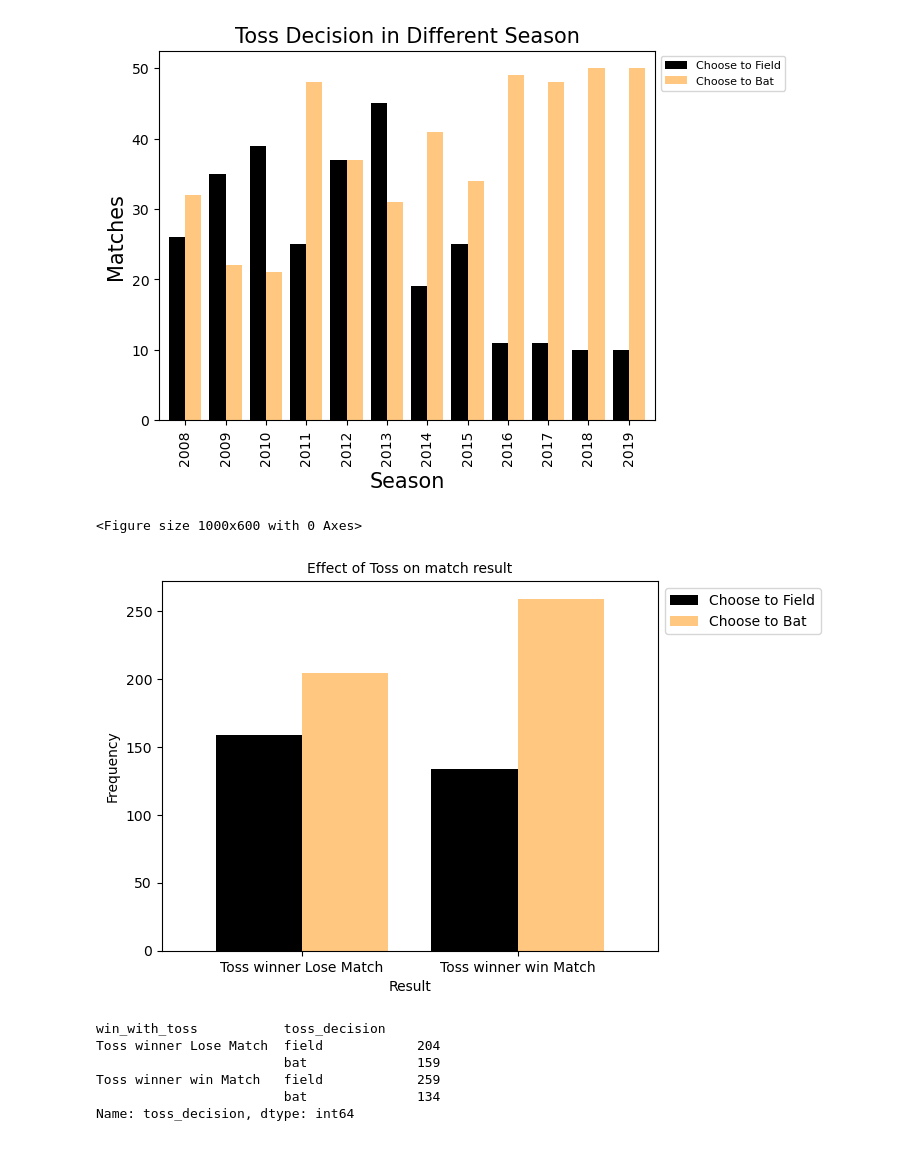
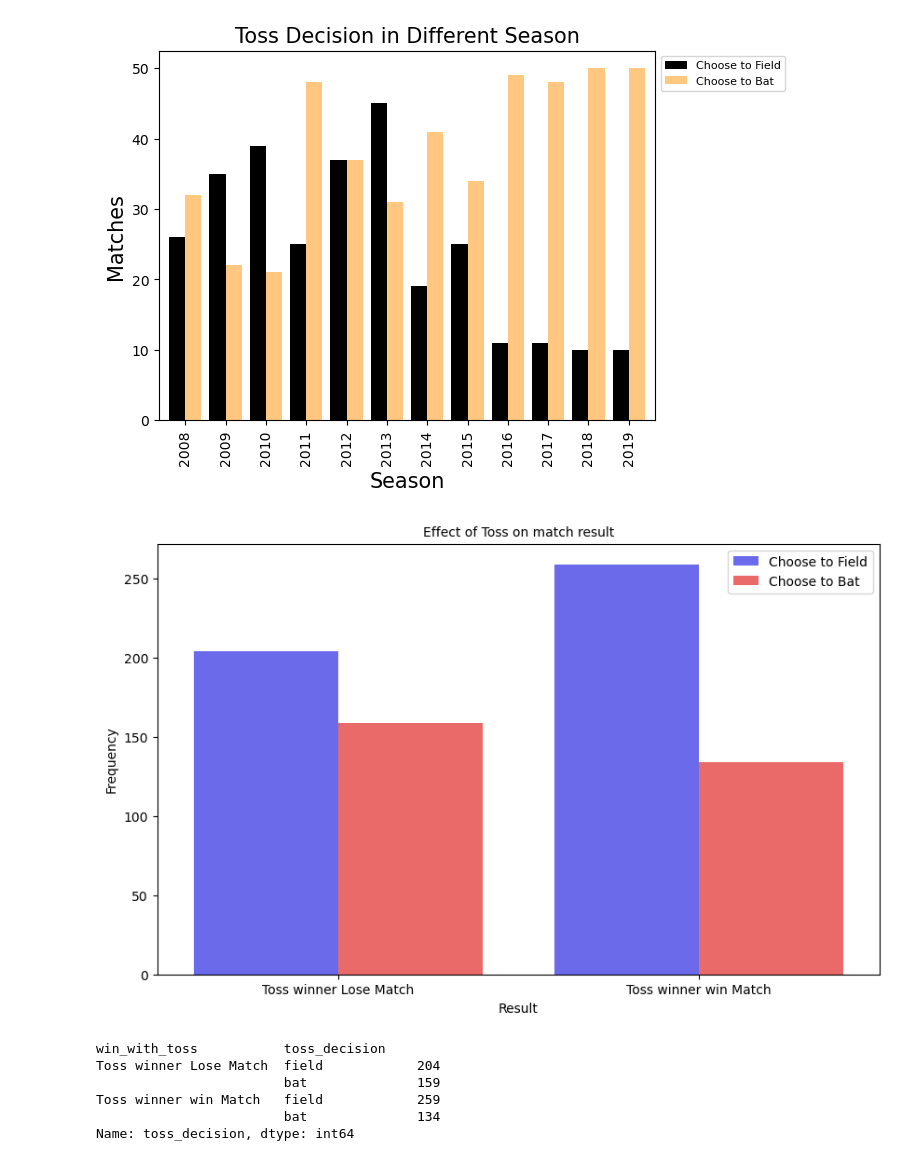
Before and after one commit to VIDIT-9/Sparks-foundation-internship, a Jupyter notebook: EDA on IPL-Dataset (Task-5).ipynb, the cells around one changed output. Cells and saved outputs as stored; diff of their text form; code cells hidden in the pictures.

```diff
--- a/EDA on IPL-Dataset (Task-5).ipynb
+++ b/EDA on IPL-Dataset (Task-5).ipynb
@@ -193,20 +193,19 @@ plt.show()
 # %%
 matches_df['win_with_toss'] = np.where((matches_df.toss_winner == matches_df.winner),'Toss winner win Match',
                                                                                      'Toss winner Lose Match')
 
 plt.figure(figsize = (10,6))
-pd.crosstab(matches_df['win_with_toss'], matches_df['toss_decision']).plot(kind='bar', width=0.8, cmap='copper')
+sns.countplot(x='win_with_toss', hue='toss_decision', data=matches_df, palette='seismic')
 
 plt.title("Effect of Toss on match result", fontsize=10)
 plt.xticks(size = 10, rotation=0)
 plt.yticks(size = 10)
 plt.xlabel("Result", fontsize = 10)
 plt.ylabel("Frequency", fontsize = 10)
 plt.legend( ["Choose to Field", "Choose to Bat"], bbox_to_anchor =(1,1), fontsize=10)
 plt.show()
 # %% [output]
-<Figure size 1000x600 with 0 Axes>
-[figure, old version]
+[figure, new version]
 # %%
 df = matches_df.groupby('win_with_toss')['toss_decision']
 df.value_counts()
```
